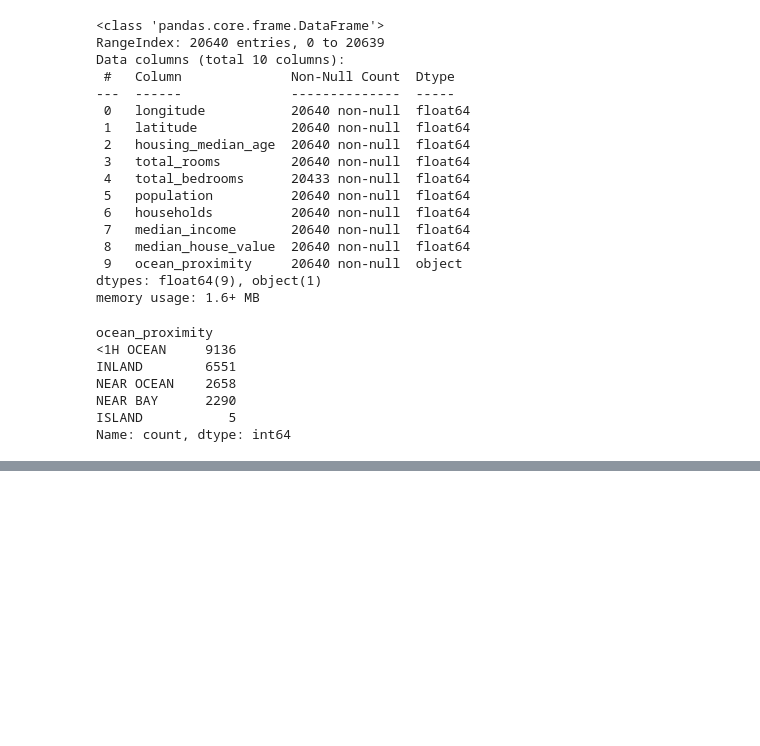
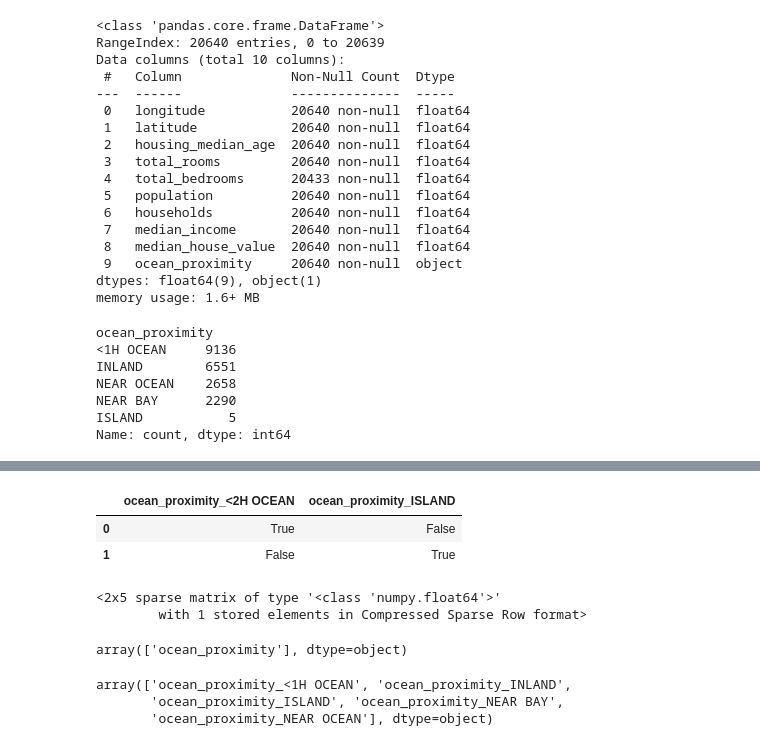
Before and after one commit to krishnassecla/300days_of_machine_learning, a Jupyter notebook: Code/chapter2.ipynb, the cells around one changed output, grey strips where cells are left out. Cells and saved outputs as stored; diff of their text form; code cells hidden in the pictures; blank space fills up the shorter version.

```diff
--- a/Code/chapter2.ipynb
+++ b/Code/chapter2.ipynb
@@ -164,0 +365,23 @@ housing_labels = strat_train_set["median_house_value"].copy()
+# %%
+df_test_unknown = pd.DataFrame({"ocean_proximity": ["<2H OCEAN", "ISLAND"]})
+pd.get_dummies(df_test_unknown)
+# %% [output]
+|  | ocean_proximity_<2H OCEAN | ocean_proximity_ISLAND |
+| 0 | True | False |
+| 1 | False | True |
+# %%
+cat_encoder.handle_unknown = "ignore"
+cat_encoder.transform(df_test_unknown)
+# %% [output]
+<2x5 sparse matrix of type '<class 'numpy.float64'>'
+        with 1 stored elements in Compressed Sparse Row format>
+# %%
+cat_encoder.feature_names_in_
+# %% [output]
+array(['ocean_proximity'], dtype=object)
+# %%
+cat_encoder.get_feature_names_out()
+# %% [output]
+array(['ocean_proximity_<1H OCEAN', 'ocean_proximity_INLAND',
+       'ocean_proximity_ISLAND', 'ocean_proximity_NEAR BAY',
+       'ocean_proximity_NEAR OCEAN'], dtype=object)
```
Also changed, not shown: parts of 34 cells of this notebook, 2 other files.
